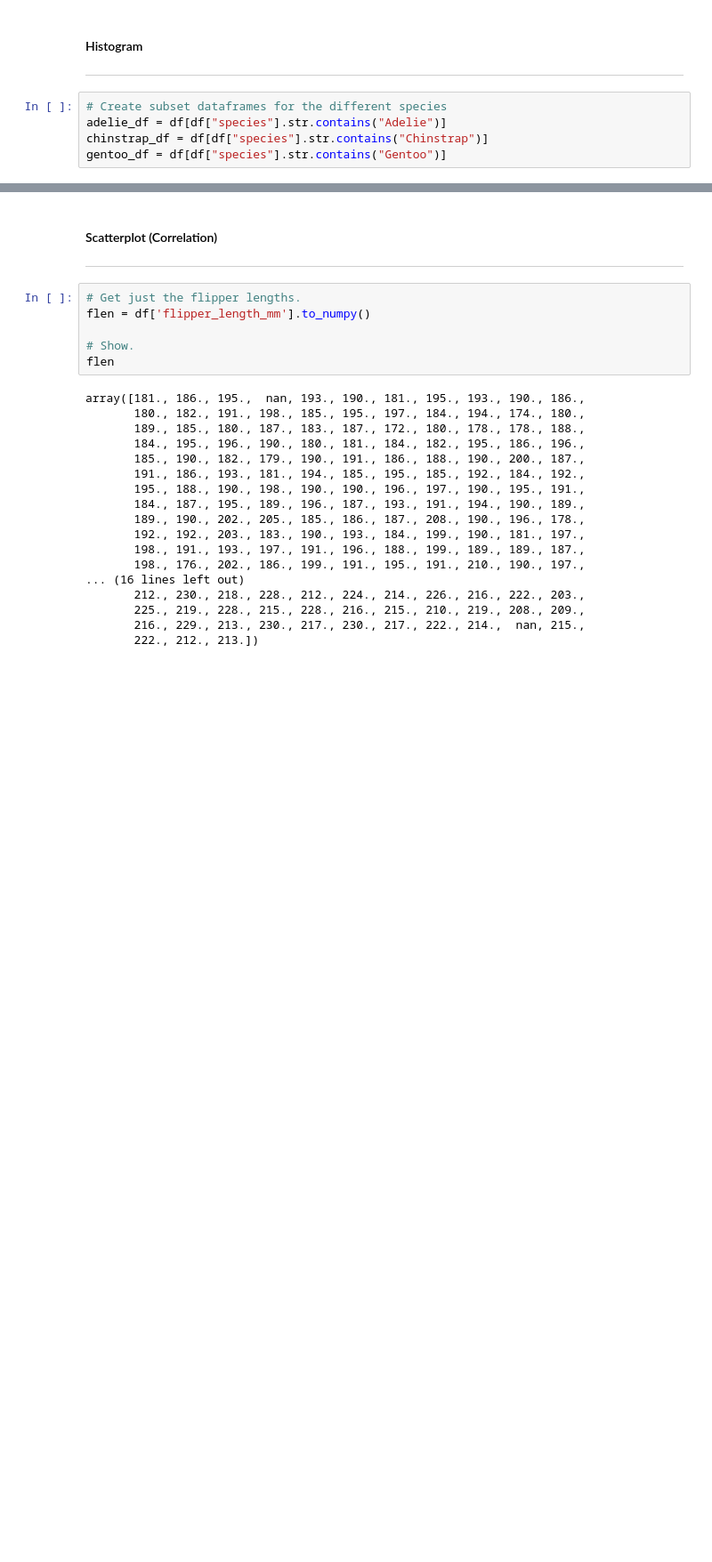
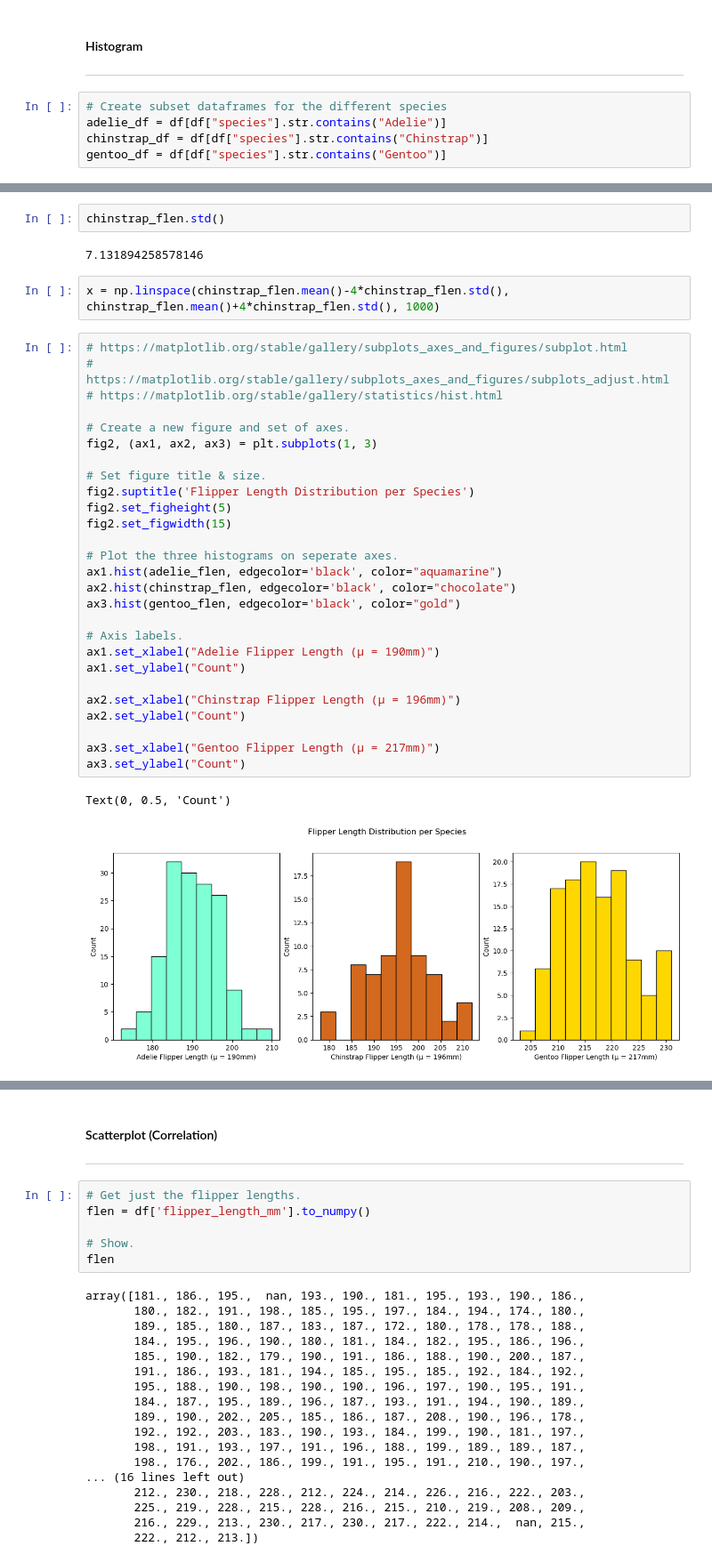
Before and after one commit to fdennehy/pda-project, a Jupyter notebook: penguins.ipynb, the cells around one changed output, grey strips where cells are left out. Shown at 89% size. Cells and saved outputs as stored; diff of their text form; blank space fills up the shorter version.

```diff
--- a/penguins.ipynb
+++ b/penguins.ipynb
@@ -382,0 +319,36 @@ bmass = df["body_mass_g"]
+# %%
+chinstrap_flen.std()
+# %% [output]
+7.131894258578146
+# %%
+x = np.linspace(chinstrap_flen.mean()-4*chinstrap_flen.std(), chinstrap_flen.mean()+4*chinstrap_flen.std(), 1000)
+# %%
+# https://matplotlib.org/stable/gallery/subplots_axes_and_figures/subplot.html
+# https://matplotlib.org/stable/gallery/subplots_axes_and_figures/subplots_adjust.html
+# https://matplotlib.org/stable/gallery/statistics/hist.html
+
+# Create a new figure and set of axes.
+fig2, (ax1, ax2, ax3) = plt.subplots(1, 3)
+
+# Set figure title & size.
+fig2.suptitle('Flipper Length Distribution per Species')
+fig2.set_figheight(5)
+fig2.set_figwidth(15)
+
+# Plot the three histograms on seperate axes.
+ax1.hist(adelie_flen, edgecolor='black', color="aquamarine")
+ax2.hist(chinstrap_flen, edgecolor='black', color="chocolate")
+ax3.hist(gentoo_flen, edgecolor='black', color="gold")
+
+# Axis labels.
+ax1.set_xlabel("Adelie Flipper Length (μ = 190mm)")
+ax1.set_ylabel("Count")
+
+ax2.set_xlabel("Chinstrap Flipper Length (μ = 196mm)")
+ax2.set_ylabel("Count")
+
+ax3.set_xlabel("Gentoo Flipper Length (μ = 217mm)")
+ax3.set_ylabel("Count")
+# %% [output]
+Text(0, 0.5, 'Count')
+[figure, added]
```
Also changed, not shown: parts of 22 cells of this notebook.
